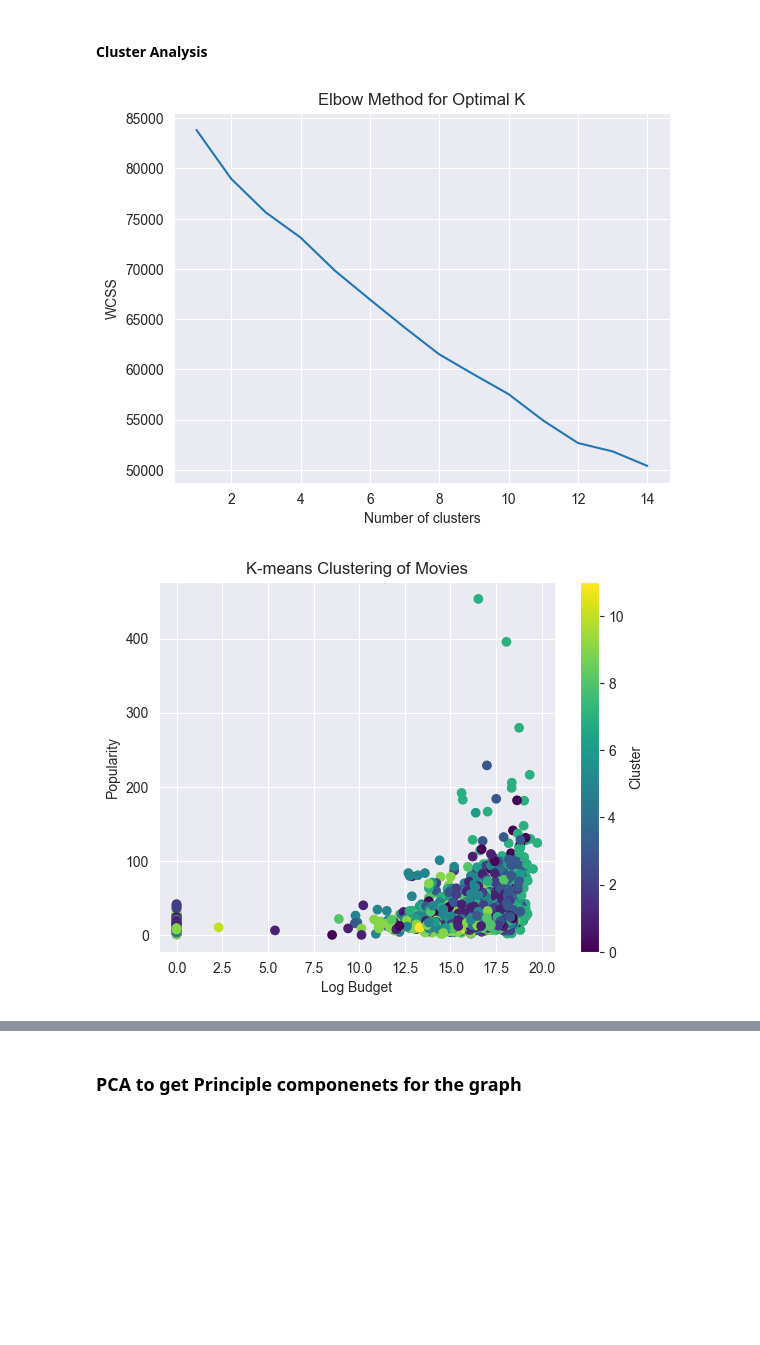
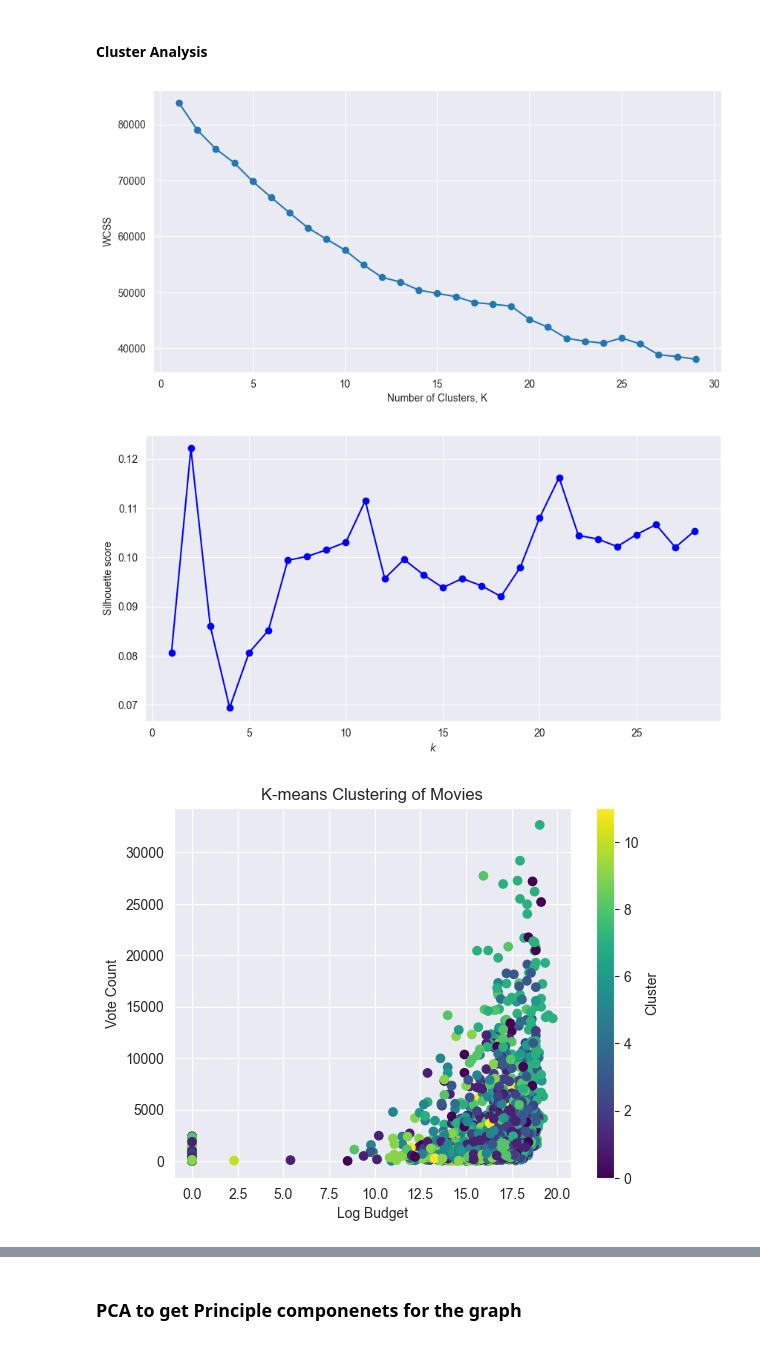
Before and after one commit to jessahal/Box-office-predictions, a Jupyter notebook: box_office_model_fitting.ipynb, the cells around one changed output, grey strips where cells are left out. Saved outputs shown, nothing was run; the diff lists cells and outputs as text; code cells hidden in the pictures; blank space fills up the shorter version.

```diff
--- a/box_office_model_fitting.ipynb
+++ b/box_office_model_fitting.ipynb
@@ -452,23 +456,31 @@ plt.show()
 # %%
 # Scale the features to ensure they are on a similar scale
 scaler = StandardScaler()
 X_processed = preprocessor.fit_transform(X)
 X_scaled = scaler.fit_transform(X_processed)
 
-wcss = []
-for i in range(1, 15):  # Test values of K from 1 to 10
-    kmeans = KMeans(n_clusters=i, random_state=42)
-    kmeans.fit(X_scaled)
-    wcss.append(kmeans.inertia_)
+kmeans_per_k = [KMeans(n_clusters=k, n_init='auto', random_state=42).fit(X_scaled)
+                for k in range(1, 30)]
+inertias = [model.inertia_ for model in kmeans_per_k]
 
 # Plot the WCSS to visualize the elbow point
-plt.plot(range(1, 15), wcss)
-plt.title('Elbow Method for Optimal K')
-plt.xlabel('Number of clusters')
-plt.ylabel('WCSS')
-plt.show()
+plt.figure(figsize=(10,5))
+plt.plot(np.arange(len(inertias))+1,inertias,marker="o")
+plt.xlabel('Number of Clusters, K')
+plt.ylabel('WCSS');
 # %% [output]
-[figure, old version]
+[figure, new version]
+# %%
+silhouette_scores = [silhouette_score(X_scaled, model.labels_)
+                     for model in kmeans_per_k[1:]]
+
+plt.figure(figsize=(10, 5))
+plt.plot(np.arange(len(silhouette_scores))+1, silhouette_scores, "bo-")
+plt.xlabel("$k$")
+plt.ylabel("Silhouette score")
+plt.show()
+# %% [output]
+[figure, added]
 # %%
 # Apply KMeans clustering
 kmeans = KMeans(n_clusters=12, random_state=42)
@@ -478,14 +490,14 @@ kmeans.fit(X_scaled)
 movies['cluster'] = kmeans.labels_
 
 # Visualize the clusters (you can use a 2D plot or 3D plot depending on your data)
-plt.scatter(movies['log_budget'], movies['popularity'], c=movies['cluster'], cmap='viridis')
+plt.scatter(movies['log_budget'], movies['vote_count'], c=movies['cluster'], cmap='viridis')
 plt.xlabel('Log Budget')
-plt.ylabel('Popularity')
+plt.ylabel('Vote Count')
 plt.title('K-means Clustering of Movies')
 plt.colorbar(label='Cluster')
 plt.show()
 # %% [output]
-[figure, old version]
+[figure, new version]
 # %%
 # Cluster centers
 cluster_centers = kmeans.cluster_centers_
```
Also changed, not shown: parts of 5 cells of this notebook, 1 other file.
